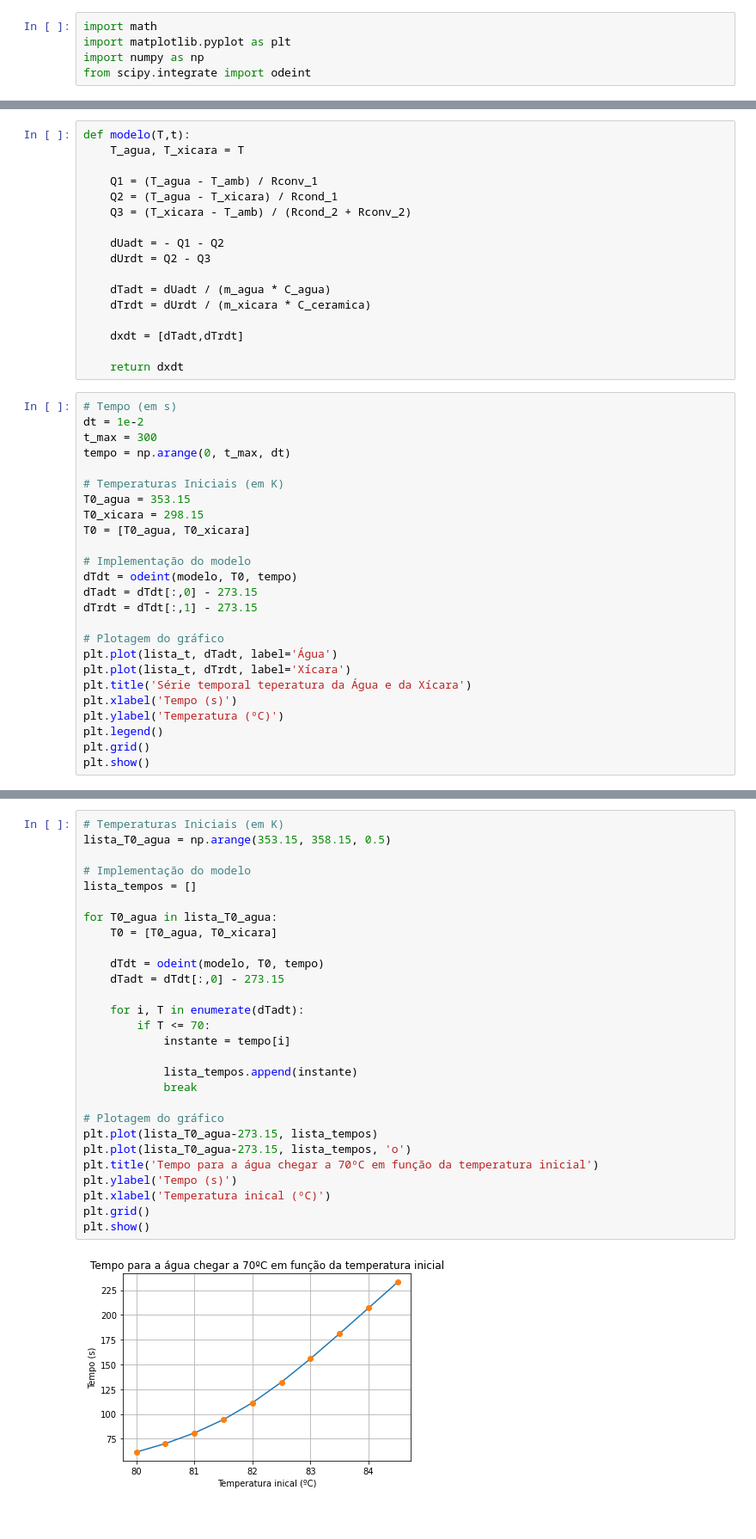
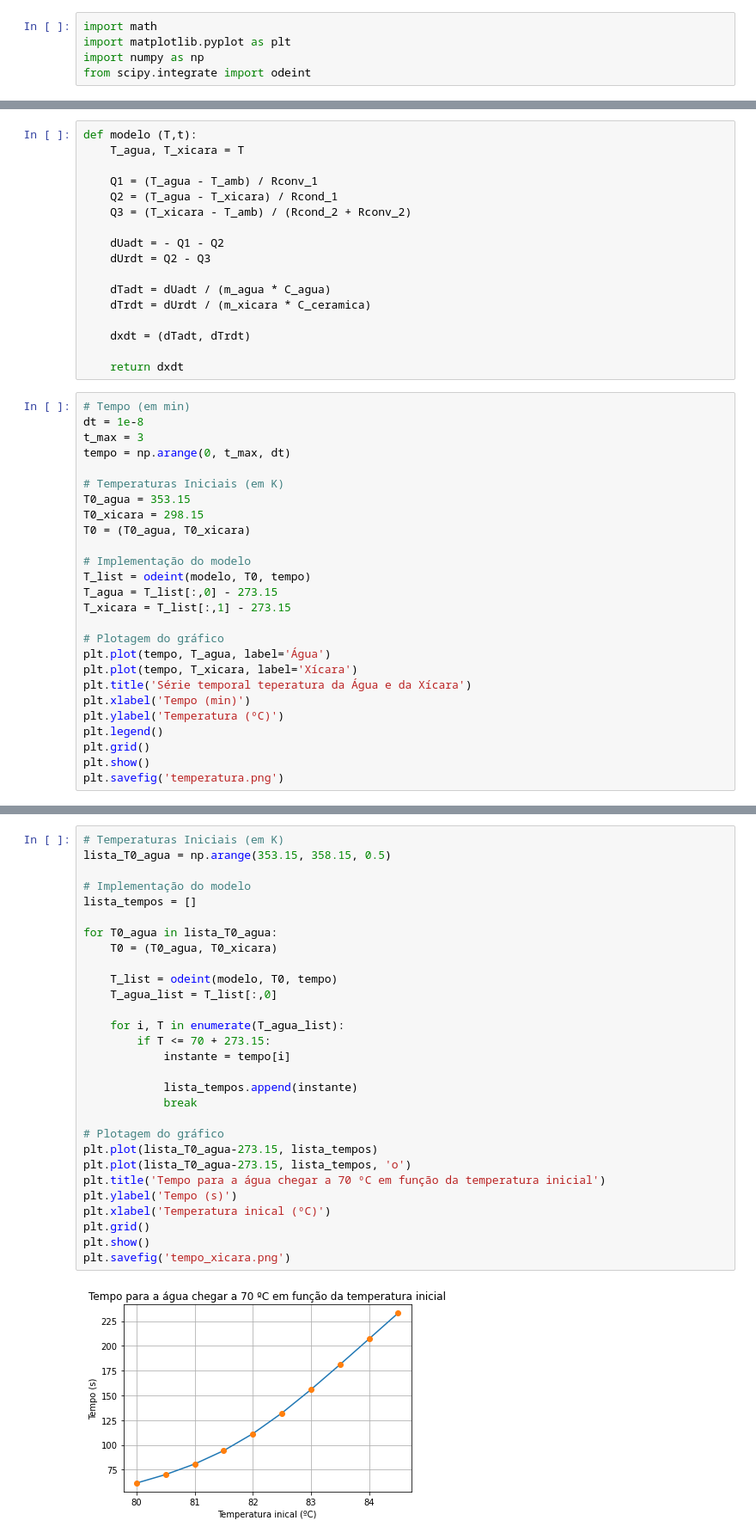
Before and after one commit to rodme02/Projeto_2_ModSim, a Jupyter notebook: Projeto_2.ipynb, the cells around one changed output, grey strips where cells are left out. Shown at 86% size. Saved outputs shown, nothing was run; the diff lists cells and outputs as text.

```diff
--- a/Projeto_2.ipynb
+++ b/Projeto_2.ipynb
@@ -79,7 +79,7 @@ Rcond_1 = (l/2) / (K_ceramica * S_int)
 Rcond_2 = (l/2) / (K_ceramica * S_mid)
 Rconv_2 = 1 / (h_ar * S_ext)
 # %%
-def modelo(T,t):
+def modelo (T,t):
     T_agua, T_xicara = T
 
     Q1 = (T_agua - T_amb) / Rconv_1
@@ -92,32 +92,33 @@ def modelo(T,t):
     dTadt = dUadt / (m_agua * C_agua)
     dTrdt = dUrdt / (m_xicara * C_ceramica)
 
-    dxdt = [dTadt,dTrdt]
+    dxdt = (dTadt, dTrdt)
 
     return dxdt
 # %%
-# Tempo (em s)
-dt = 1e-2
-t_max = 300
+# Tempo (em min)
+dt = 1e-8
+t_max = 3
 tempo = np.arange(0, t_max, dt)
 
 # Temperaturas Iniciais (em K)
 T0_agua = 353.15
 T0_xicara = 298.15
-T0 = [T0_agua, T0_xicara]
+T0 = (T0_agua, T0_xicara)
 
 # Implementação do modelo
-dTdt = odeint(modelo, T0, tempo)
-dTadt = dTdt[:,0] - 273.15
-dTrdt = dTdt[:,1] - 273.15
+T_list = odeint(modelo, T0, tempo)
+T_agua = T_list[:,0] - 273.15
+T_xicara = T_list[:,1] - 273.15
 
 # Plotagem do gráfico
-plt.plot(lista_t, dTadt, label='Água')
-plt.plot(lista_t, dTrdt, label='Xícara')
+plt.plot(tempo, T_agua, label='Água')
+plt.plot(tempo, T_xicara, label='Xícara')
 plt.title('Série temporal teperatura da Água e da Xícara')
-plt.xlabel('Tempo (s)')
+plt.xlabel('Tempo (min)')
 plt.ylabel('Temperatura (ºC)')
 plt.legend()
 plt.grid()
 plt.show()
+plt.savefig('temperatura.png')
 # %% [output]
@@ -125,30 +126,31 @@ plt.show()
 # %%
 # Temperaturas Iniciais (em K)
 lista_T0_agua = np.arange(353.15, 358.15, 0.5)
 
 # Implementação do modelo
 lista_tempos = []
 
 for T0_agua in lista_T0_agua:
-    T0 = [T0_agua, T0_xicara]
+    T0 = (T0_agua, T0_xicara)
 
-    dTdt = odeint(modelo, T0, tempo)
-    dTadt = dTdt[:,0] - 273.15
+    T_list = odeint(modelo, T0, tempo)
+    T_agua_list = T_list[:,0]
 
-    for i, T in enumerate(dTadt):
-        if T <= 70:
+    for i, T in enumerate(T_agua_list):
+        if T <= 70 + 273.15:
             instante = tempo[i]
 
             lista_tempos.append(instante)
             break
 
 # Plotagem do gráfico
 plt.plot(lista_T0_agua-273.15, lista_tempos)
 plt.plot(lista_T0_agua-273.15, lista_tempos, 'o')
-plt.title('Tempo para a água chegar a 70ºC em função da temperatura inicial')
+plt.title('Tempo para a água chegar a 70 ºC em função da temperatura inicial')
 plt.ylabel('Tempo (s)')
 plt.xlabel('Temperatura inical (ºC)')
 plt.grid()
 plt.show()
+plt.savefig('tempo_xicara.png')
 # %% [output]
-[figure, old version]
+[figure, new version]
```
Also changed, not shown: parts of 6 cells of this notebook, 3 other files.
